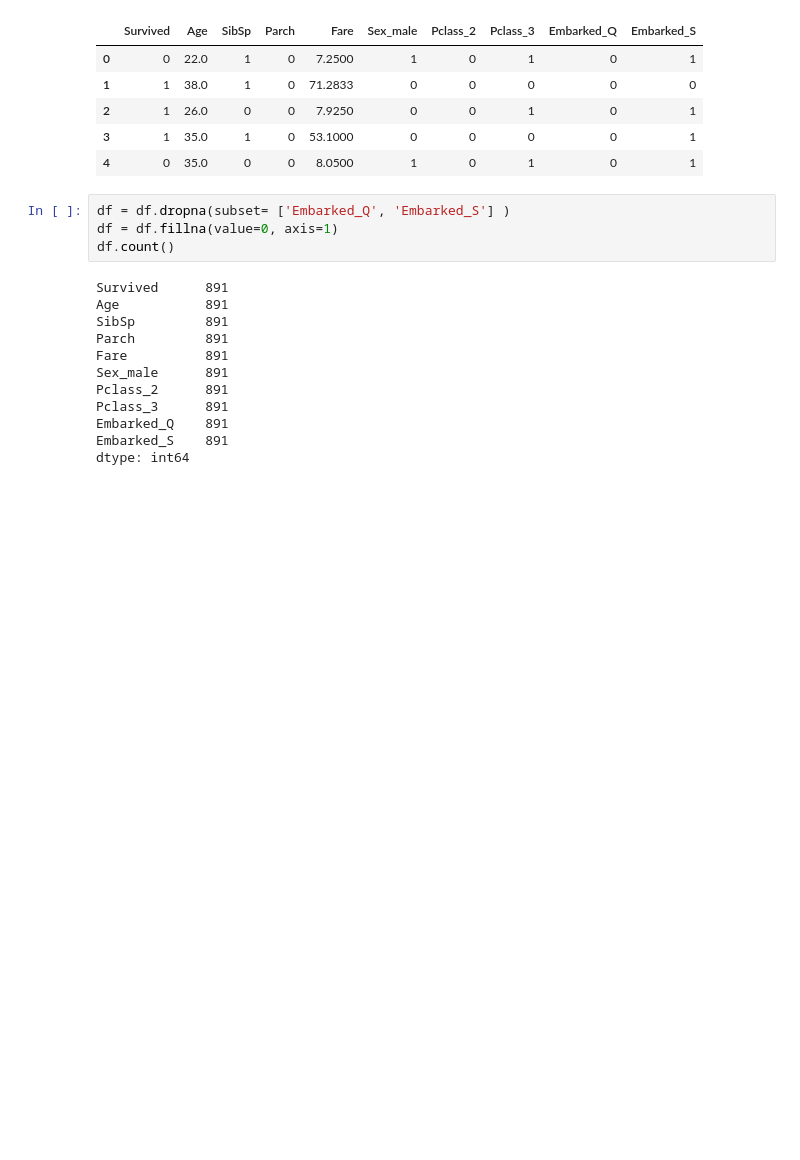
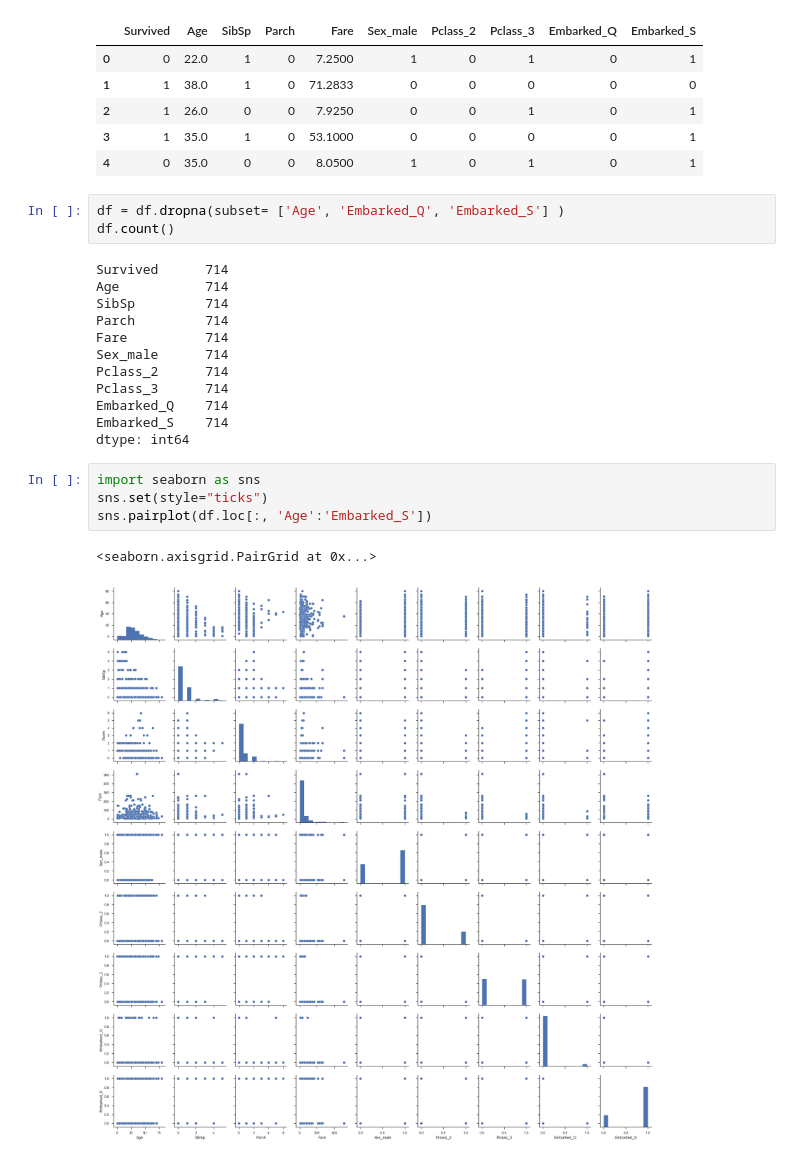
Before and after one commit to rbochz28/Titanic-Survival-Model, a Jupyter notebook: Titanic_log.ipynb, the cells around one changed output. Saved outputs shown, nothing was run; the diff lists cells and outputs as text; blank space fills up the shorter version.

```diff
--- a/Titanic_log.ipynb
+++ b/Titanic_log.ipynb
@@ -55,20 +58,26 @@ df.head()
 | 3 | 1 | 35.0 | 1 | 0 | 53.1000 | 0 | 0 | 0 | 0 | 1 |
 | 4 | 0 | 35.0 | 0 | 0 | 8.0500 | 1 | 0 | 1 | 0 | 1 |
 # %%
-df = df.dropna(subset= ['Embarked_Q', 'Embarked_S'] )
-df = df.fillna(value=0, axis=1)
+df = df.dropna(subset= ['Age', 'Embarked_Q', 'Embarked_S'] )
 df.count()
 # %% [output]
-Survived      891
-Age           891
-SibSp         891
-Parch         891
-Fare          891
-Sex_male      891
-Pclass_2      891
-Pclass_3      891
-Embarked_Q    891
-Embarked_S    891
+Survived      714
+Age           714
+SibSp         714
+Parch         714
+Fare          714
+Sex_male      714
+Pclass_2      714
+Pclass_3      714
+Embarked_Q    714
+Embarked_S    714
 dtype: int64
+# %%
+import seaborn as sns
+sns.set(style="ticks")
+sns.pairplot(df.loc[:, 'Age':'Embarked_S'])
+# %% [output]
+<seaborn.axisgrid.PairGrid at 0x...>
+[figure, added]
 # %%
 from sklearn.model_selection import train_test_split
```
Also changed, not shown: parts of 34 cells of this notebook.
